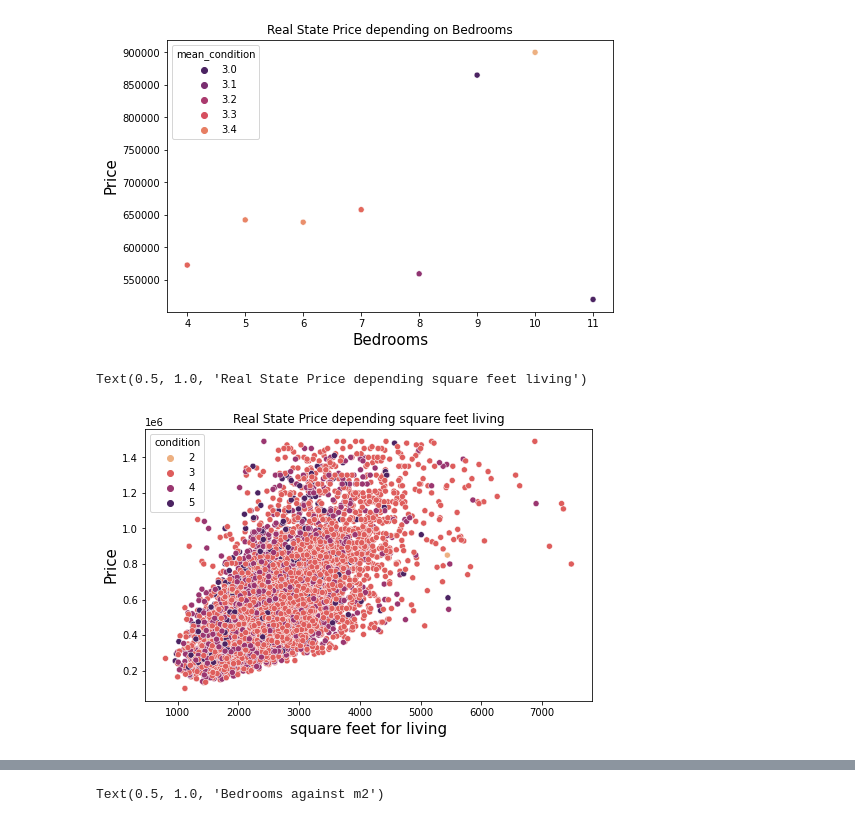
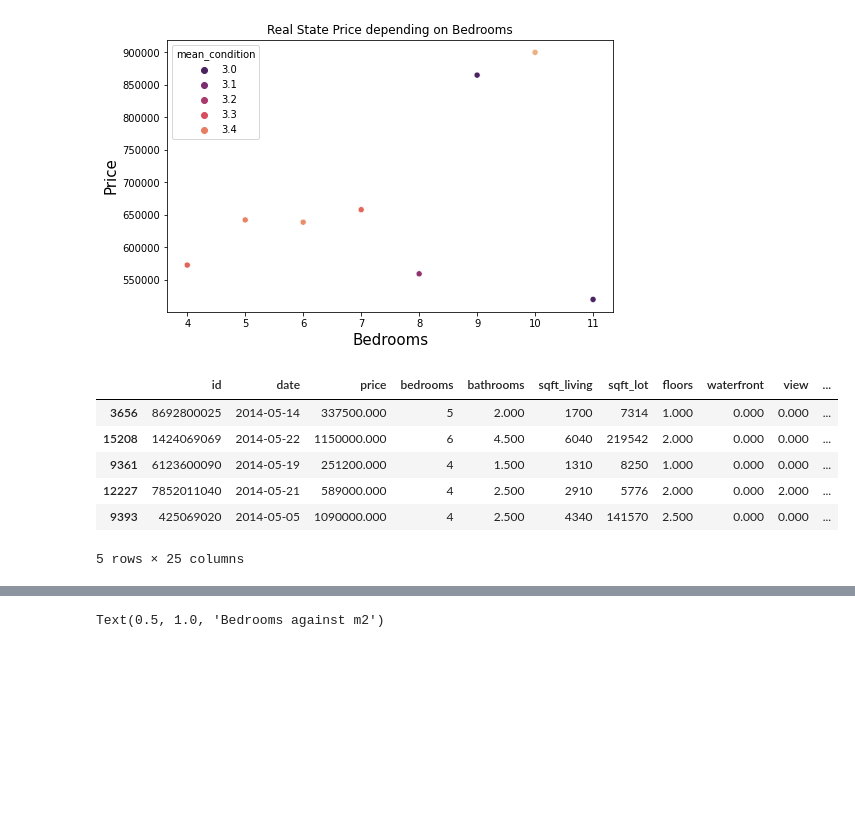
Before and after one commit to valentina-bec/EDA_project1, a Jupyter notebook: EDA_exploration.ipynb, the cells around one changed output, grey strips where cells are left out. Saved outputs shown, nothing was run; the diff lists cells and outputs as text; code cells hidden in the pictures; blank space fills up the shorter version.

```diff
--- a/EDA_exploration.ipynb
+++ b/EDA_exploration.ipynb
@@ -292,24 +318,13 @@ plt.title('Real State Price depending on Bedrooms')
 # %% [output]
 Text(0.5, 1.0, 'Real State Price depending on Bedrooms')
 [figure]
-# %%
-# plotting without mean
-# plot
-import seaborn as sns
-plt.figure()
-
-# TODO irgendwas ist falsch
-sc = sns.scatterplot(data=data_f,
-            x = 'sqft_living',
-            y = 'price',
-            hue='condition',
-            palette="flare",
-            #hue_order=(5,8)
-            )
-#plt.grid(True)
-plt.xlabel('square feet for living', fontsize=15)
-plt.ylabel('Price', fontsize=15)
-plt.title('Real State Price depending square feet living')
-# %% [output]
-Text(0.5, 1.0, 'Real State Price depending square feet living')
-[figure, removed]
+# %%
+data_f.head()
+# %% [output]
+|  | id | date | price | bedrooms | bathrooms | sqft_living | sqft_lot | floors | waterfront | view | ... |
+| 3656 | 8692800025 | 2014-05-14 | 337500.000 | 5 | 2.000 | 1700 | 7314 | 1.000 | 0.000 | 0.000 | ... |
+| 15208 | 1424069069 | 2014-05-22 | 1150000.000 | 6 | 4.500 | 6040 | 219542 | 2.000 | 0.000 | 0.000 | ... |
+| 9361 | 6123600090 | 2014-05-19 | 251200.000 | 4 | 1.500 | 1310 | 8250 | 1.000 | 0.000 | 0.000 | ... |
+| 12227 | 7852011040 | 2014-05-21 | 589000.000 | 4 | 2.500 | 2910 | 5776 | 2.000 | 0.000 | 2.000 | ... |
+| 9393 | 425069020 | 2014-05-05 | 1090000.000 | 4 | 2.500 | 4340 | 141570 | 2.500 | 0.000 | 0.000 | ... |
+5 rows × 25 columns
```
Also changed, not shown: parts of 27 cells of this notebook, 3 other files.
